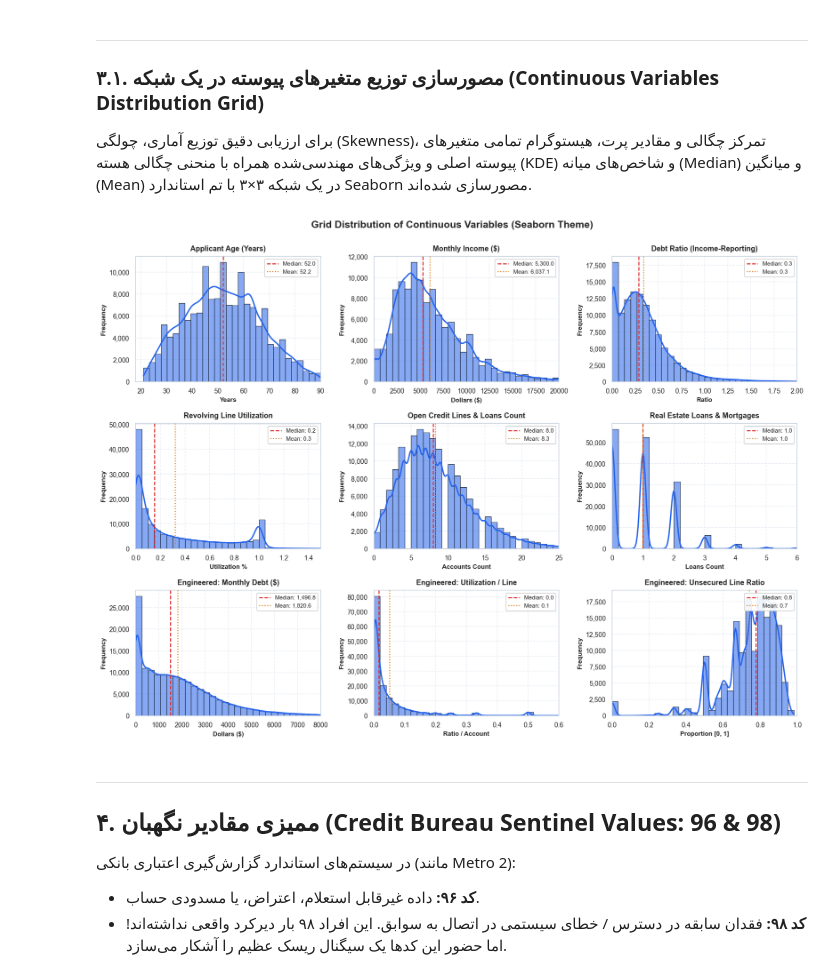
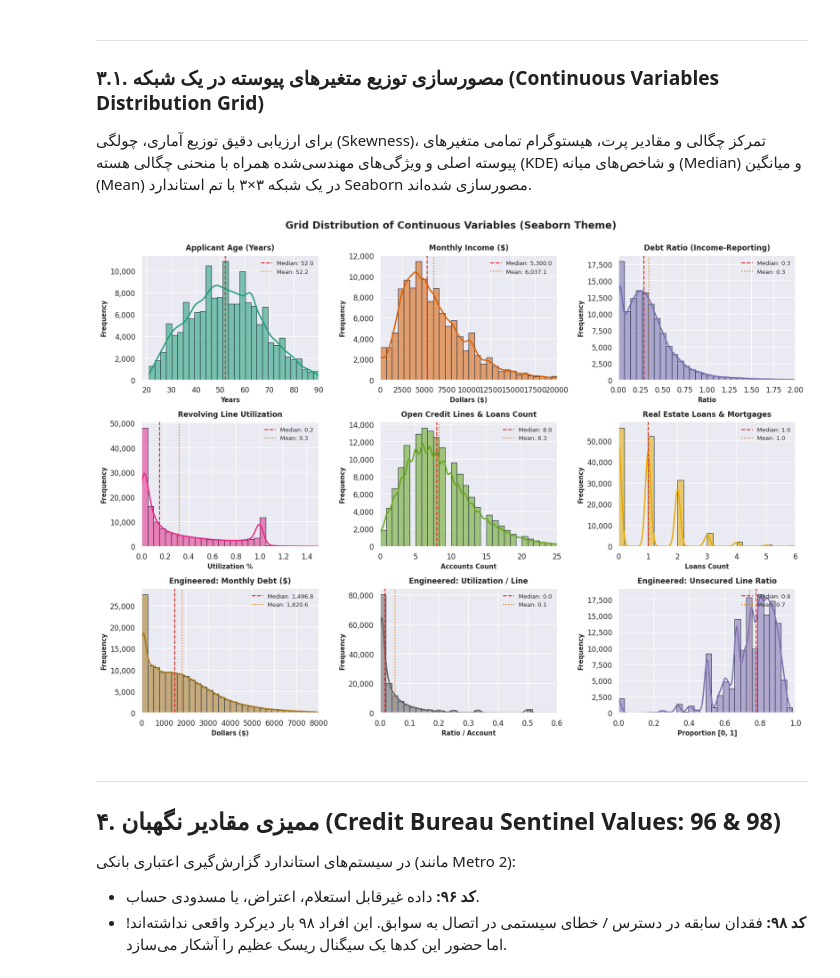
Before and after one commit to Parsa-Rajaee/Challenge_S3_FTI, a Jupyter notebook: part3/stage-3-machine-learning/solution.ipynb, the cells around one changed output. Saved outputs shown, nothing was run; the diff lists cells and outputs as text; code cells hidden in the pictures.

Commit message:
Use darkgrid and distinguish histogram variables by color

```diff
--- a/part3/stage-3-machine-learning/solution.ipynb
+++ b/part3/stage-3-machine-learning/solution.ipynb
@@ -56,27 +56,8 @@ np.random.seed(RANDOM_SEED)
 # ---------------------------------------------------------
 # پیکربندی تم زیبا و استاندارد Seaborn برای مصورسازی‌های مالی
 # ---------------------------------------------------------
-sns.set_theme(style="whitegrid", font_scale=1.05)
-plt.rcParams.update({
-    "font.family": "sans-serif",
-    "figure.figsize": (11, 5.5),
-    "figure.dpi": 130,
-    "savefig.dpi": 300,
-    "axes.titlesize": 13,
-    "axes.titleweight": "bold",
-    "axes.labelsize": 11,
-    "axes.labelweight": "semibold",
-    "xtick.labelsize": 10,
-    "ytick.labelsize": 10,
-    "legend.fontsize": 10,
-    "legend.frameon": True,
-    "legend.framealpha": 0.92,
-    "grid.color": "#E2E8F0",
-    "grid.linestyle": "--",
-    "grid.alpha": 0.7,
-    "axes.edgecolor": "#CBD5E1",
-    "axes.linewidth": 1.1,
-})
+sns.set_theme(style="darkgrid")
+plt.rcParams.update({"figure.figsize": (11, 5.5), "figure.dpi": 130, "savefig.dpi": 300})
 
 # تعریف پالت رنگی حرفه‌ای (Navy / Blue / Red / Emerald / Amber)
 NAVY = "#1E3A8A"
@@ -210,37 +191,38 @@ continuous_vars = [
     ("utilization_per_line", "Engineered: Utilization / Line", (0, 0.6), df_feat["utilization_per_line"], "Ratio / Account"),
     ("unsecured_to_total_lines_ratio", "Engineered: Unsecured Line Ratio", (0, 1.0), df_feat["unsecured_to_total_lines_ratio"], "Proportion [0, 1]"),
 ]
 
-for ax, (col, title, xlim, data, xlabel) in zip(axes, continuous_vars):
+colors = sns.color_palette("Dark2", 8) + [sns.color_palette("deep")[4]]
+for ax, color, (col, title, xlim, data, xlabel) in zip(axes, colors, continuous_vars):
     sub = data[(data >= xlim[0]) & (data <= xlim[1])]
     sns.histplot(
         sub,
         kde=True,
         ax=ax,
-        color=BLUE,
+        color=color,
         edgecolor="#1E293B",
         alpha=0.55,
         bins=30,
-        line_kws={"linewidth": 2, "color": NAVY}
+        line_kws={"linewidth": 2}
     )
     med = sub.median()
     mean = sub.mean()
     ax.axvline(med, color=RED, linestyle="--", linewidth=1.5, label=f"Median: {med:,.1f}")
     ax.axvline(mean, color=AMBER, linestyle=":", linewidth=1.5, label=f"Mean: {mean:,.1f}")
 
     ax.set_title(title, fontweight="bold", fontsize=11, pad=8)
     ax.set_xlabel(xlabel, fontweight="semibold", fontsize=9.5)
     ax.set_ylabel("Frequency", fontweight="semibold", fontsize=9.5)
     ax.set_xlim(xlim)
     ax.yaxis.set_major_formatter("{x:,.0f}")
     ax.legend(loc="upper right", fontsize=8.5, framealpha=0.9)
 
 plt.suptitle("Grid Distribution of Continuous Variables (Seaborn Theme)", fontsize=15, fontweight="bold", y=0.995)
 plt.tight_layout()
 fig.savefig(FIG_DIR / "fig14_continuous_variables_grid.png")
 plt.show()
 # %% [output]
-[figure, old version]
+[figure, new version]
 # %% [markdown]
 ---
 ## ۴. ممیزی مقادیر نگهبان (Credit Bureau Sentinel Values: 96 & 98)
```
Also changed, not shown: parts of 1 cell of this notebook, 5 other files.
